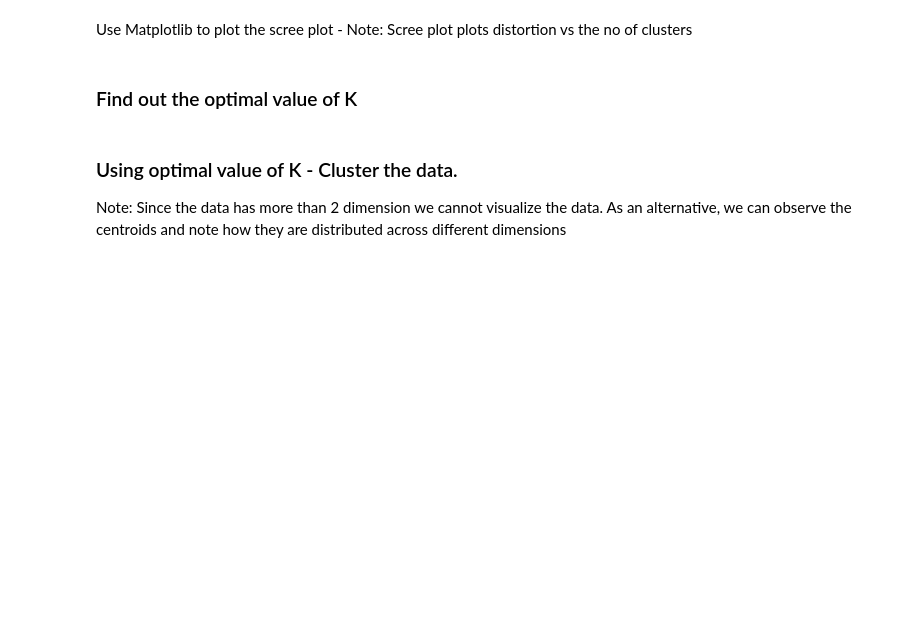
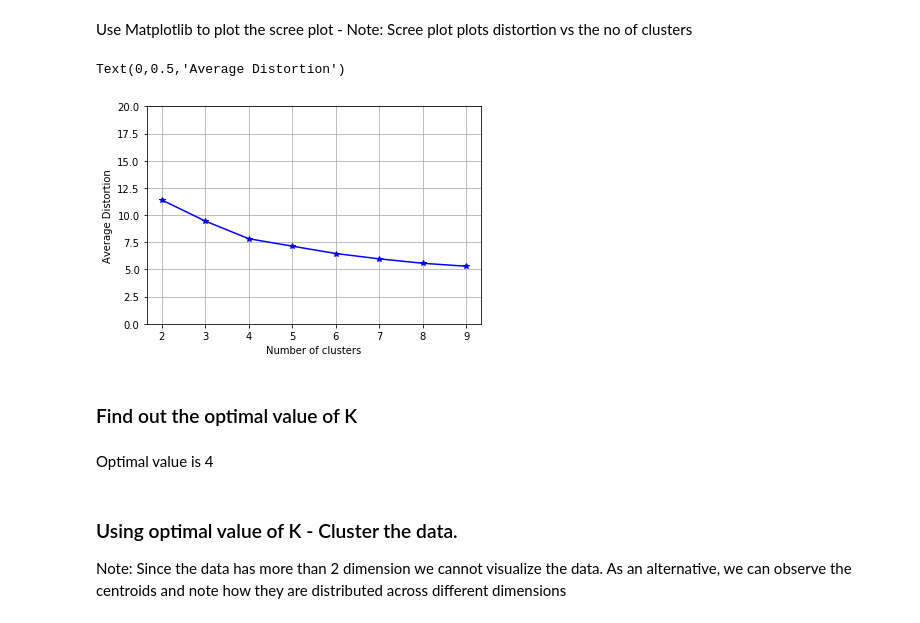
Before and after one commit to GreatLearningAIML1/bangalore-november-2018-batch-dsmithun, a Jupyter notebook: R4_Internal_Lab_Clustering.ipynb, the cells around one changed output. Cells and saved outputs as stored; diff of their text form; code cells hidden in the pictures; blank space fills up the shorter version.

```diff
--- a/R4_Internal_Lab_Clustering.ipynb
+++ b/R4_Internal_Lab_Clustering.ipynb
@@ -203,3 +260,6 @@ Index([], dtype='object')
 # %% [markdown]
 Since the dimensions of the data are not really known to us, it would be wise to standardize the data using z scores before we go for any clustering methods.
 You can use zscore function to do this
+# %%
+vehi_df_z = vehi_df.apply(zscore)
+vehi_df_z.head()
@@ -209,3 +276,33 @@ You can use zscore function to do this
 ### 4. Assign a dummy array called distortion
 # %% [markdown]
 You can later use this array to plot the elbow plot
+# %%
+from sklearn.cluster import KMeans
+from scipy.spatial.distance import cdist
+
+cluster_range = range( 2, 10)
+distortion = []
+cluster_sil_scores = []
+
+for num_clusters in cluster_range:
+    # K means ++ has n_init = 5 by default
+    clusters = KMeans (num_clusters, n_init = 5)
+    clusters.fit(vehi_df_z)
+    labels = clusters.labels_                     # capture the cluster lables
+    centroids = clusters.cluster_centers_         # capture the centroids
+    #distortion.append( clusters.inertia_ )        # capture the intertia = variance within clusters
+    # Getting Sum of sq errors
+    distortion.append( (np.sum
+                        (np.square
+                         (np.min
+                          (cdist
+                           (vehi_df_z,clusters.cluster_centers_),axis=1)
+                         )
+                        )
+                       )/vehi_df_z.shape[0])
+
+    cluster_sil_scores.append(metrics.silhouette_score(vehi_df_z, labels, metric='euclidean'))
+
+# combine the cluster_range and cluster_errors into a dataframe by combining them
+clusters_df = pd.DataFrame( { "num_clusters":cluster_range, "cluster_errors": distortion, "Avg Sil Score": cluster_sil_scores } )
+clusters_df[0:15]
@@ -218,8 +327,21 @@ Using c distance - Get the measure for Sum of squares error.
 ### 6. Plotting Elbow/ Scree Plot
 # %% [markdown]
 Use Matplotlib to plot the scree plot - Note: Scree plot plots distortion vs the no of clusters
+# %%
+fig1 = plt.figure()
+ex = fig1.add_subplot(111)
+ex.plot( clusters_df.num_clusters, clusters_df.cluster_errors,'b*-')
+plt.grid(True)
+plt.ylim([0,20])
+plt.xlabel("Number of clusters")
+plt.ylabel("Average Distortion")
+# %% [output]
+Text(0,0.5,'Average Distortion')
+[figure, added]
 # %% [markdown]
 ### Find out the optimal value of K
+# %% [markdown]
+Optimal value is 4
 # %% [markdown]
 ### Using optimal value of K - Cluster the data.
 Note: Since the data has more than 2 dimension we cannot visualize the data. As an alternative, we can observe the centroids and note how they are distributed across different dimensions
```
Also changed, not shown: parts of 45 cells of this notebook.
